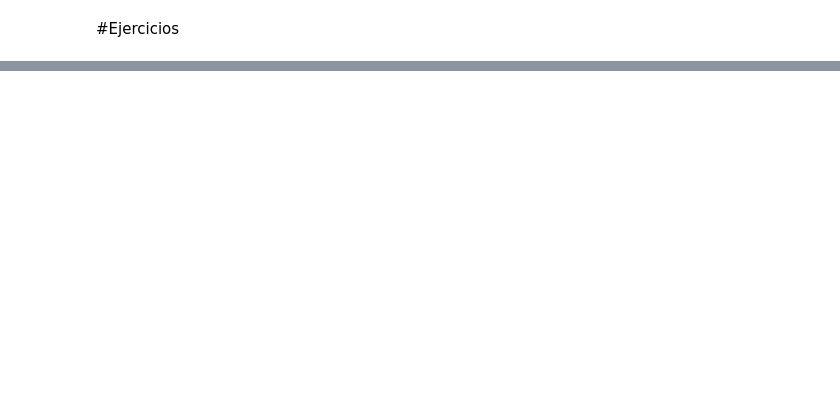
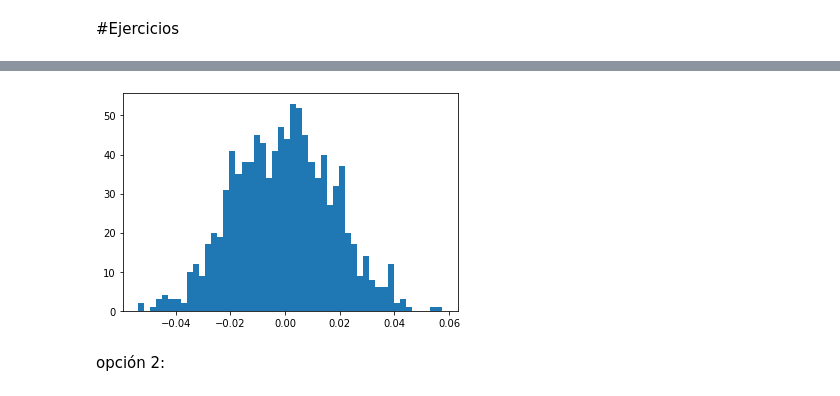
Before and after one commit to mamenaca/curso_python_esp_estadistica, a Jupyter notebook: unidad3.ipynb, the cells around one changed output, grey strips where cells are left out. Saved outputs shown, nothing was run; the diff lists cells and outputs as text; code cells hidden in the pictures; blank space fills up the shorter version.

```diff
--- a/unidad3.ipynb
+++ b/unidad3.ipynb
@@ -400,0 +581,8 @@ Scipy
+# %%
+%%time
+medias=[]
+nro_ensayos=1000
+for _ in range(nro_ensayos):
+  d=numpy.random.uniform(-1,1,1000)
+  media=d.mean()
+  medias.append(media)
@@ -400,0 +592,8 @@ Scipy
+# %%
+pyplot.figure()
+pyplot.hist(medias,50)
+pyplot.show()
+# %% [output]
+[figure, added]
+# %% [markdown]
+opción 2:
```
Also changed, not shown: parts of 53 cells of this notebook.
